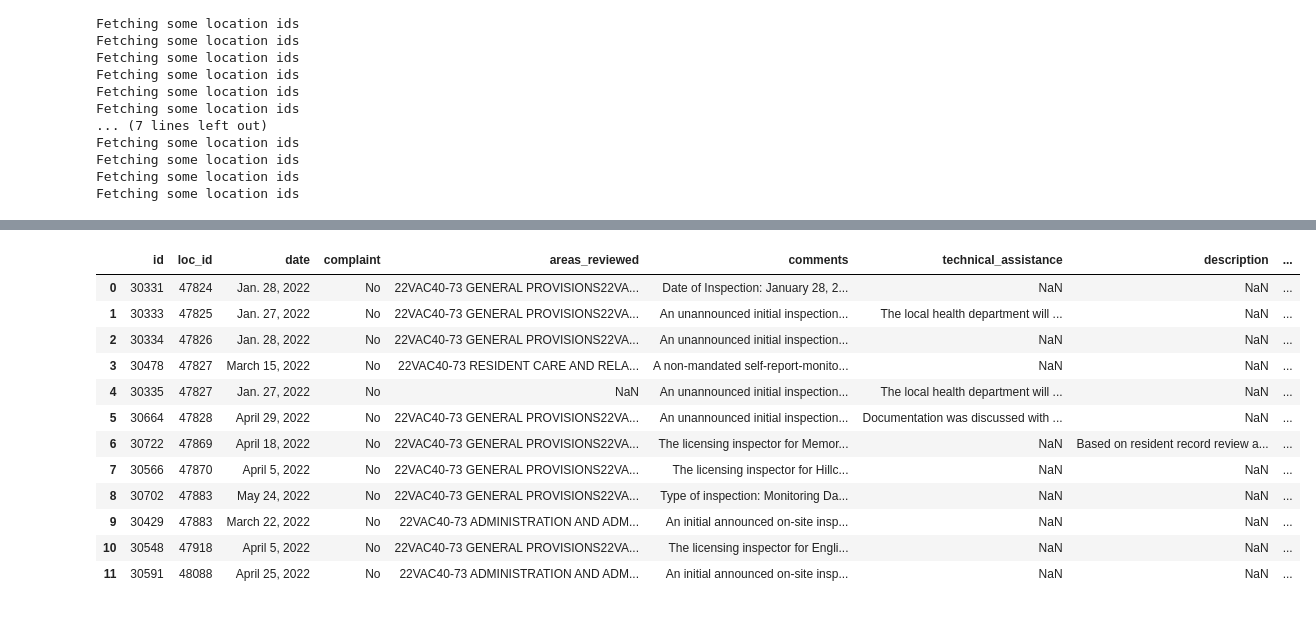
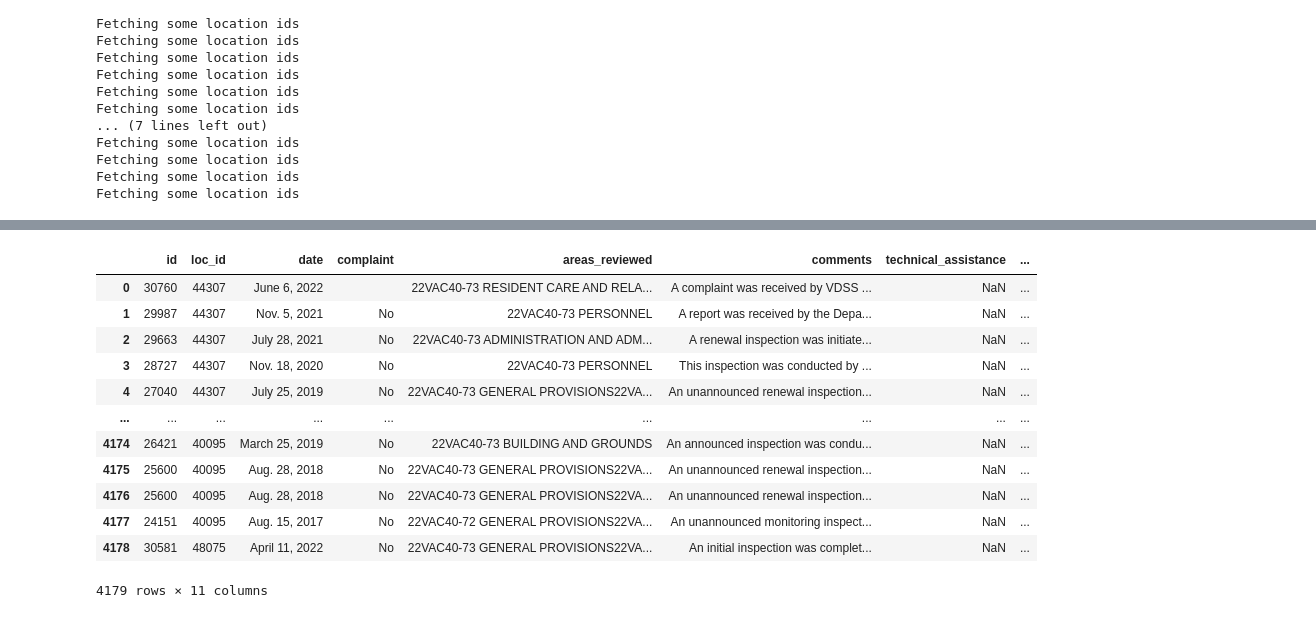
Before and after one commit to ltc690/daen, a Jupyter notebook: DSS_WebScraping.ipynb, the cells around one changed output, grey strips where cells are left out. Saved outputs shown, nothing was run; the diff lists cells and outputs as text; code cells hidden in the pictures.

```diff
--- a/DSS_WebScraping.ipynb
+++ b/DSS_WebScraping.ipynb
@@ -302,7 +350,5 @@ insp
 # %%
 insp_viol = insp.explode('violations').reset_index(drop=True)
-insp_viol = insp_viol['violations']
-insp_viol = insp_viol.apply(pd.Series)
 # %%
 insp_viol
 # %% [output]
@@ -322,2 +368,4 @@ insp_viol
-# %%
-insp_viol = insp.join(insp_viol)
+# %%
+## break out violations column on its own to expand table to merge back to loc table
+viol = insp_viol['violations']
+viol = viol.apply(pd.Series)
@@ -323,0 +388,3 @@ insp_viol = insp.join(insp_viol)
+# %%
+## join violations back to inspections
+insp_viol = insp_viol.join(viol)
@@ -324,20 +407,20 @@ insp_viol = insp.join(insp_viol)
 # %%
-insp_viol.drop(insp_viol.columns[[0,8,9]] , axis=1, inplace = True)
+insp_viol.drop(insp_viol.columns[[0,7,9]] , axis=1, inplace = True)
 insp_viol
 # %% [output]
-|  | id | loc_id | date | complaint | areas_reviewed | comments | technical_assistance | description | ... |
-| 0 | 30331 | 47824 | Jan. 28, 2022 | No | 22VAC40-73 GENERAL PROVISIONS22VA... | Date of Inspection: January 28, 2... | NaN | NaN | ... |
-| 1 | 30333 | 47825 | Jan. 27, 2022 | No | 22VAC40-73 GENERAL PROVISIONS22VA... | An unannounced initial inspection... | The local health department will ... | NaN | ... |
-| 2 | 30334 | 47826 | Jan. 28, 2022 | No | 22VAC40-73 GENERAL PROVISIONS22VA... | An unannounced initial inspection... | NaN | NaN | ... |
-| 3 | 30478 | 47827 | March 15, 2022 | No | 22VAC40-73 RESIDENT CARE AND RELA... | A non-mandated self-report-monito... | NaN | NaN | ... |
-| 4 | 30335 | 47827 | Jan. 27, 2022 | No | NaN | An unannounced initial inspection... | The local health department will ... | NaN | ... |
-| 5 | 30664 | 47828 | April 29, 2022 | No | 22VAC40-73 GENERAL PROVISIONS22VA... | An unannounced initial inspection... | Documentation was discussed with ... | NaN | ... |
-| 6 | 30722 | 47869 | April 18, 2022 | No | 22VAC40-73 GENERAL PROVISIONS22VA... | The licensing inspector for Memor... | NaN | Based on resident record review a... | ... |
-| 7 | 30566 | 47870 | April 5, 2022 | No | 22VAC40-73 GENERAL PROVISIONS22VA... | The licensing inspector for Hillc... | NaN | NaN | ... |
-| 8 | 30702 | 47883 | May 24, 2022 | No | 22VAC40-73 GENERAL PROVISIONS22VA... | Type of inspection: Monitoring Da... | NaN | NaN | ... |
-| 9 | 30429 | 47883 | March 22, 2022 | No | 22VAC40-73 ADMINISTRATION AND ADM... | An initial announced on-site insp... | NaN | NaN | ... |
-| 10 | 30548 | 47918 | April 5, 2022 | No | 22VAC40-73 GENERAL PROVISIONS22VA... | The licensing inspector for Engli... | NaN | NaN | ... |
-| 11 | 30591 | 48088 | April 25, 2022 | No | 22VAC40-73 ADMINISTRATION AND ADM... | An initial announced on-site insp... | NaN | NaN | ... |
+|  | id | loc_id | date | complaint | areas_reviewed | comments | technical_assistance | ... |
+| 0 | 30760 | 44307 | June 6, 2022 |  | 22VAC40-73 RESIDENT CARE AND RELA... | A complaint was received by VDSS ... | NaN | ... |
+| 1 | 29987 | 44307 | Nov. 5, 2021 | No | 22VAC40-73 PERSONNEL | A report was received by the Depa... | NaN | ... |
+| 2 | 29663 | 44307 | July 28, 2021 | No | 22VAC40-73 ADMINISTRATION AND ADM... | A renewal inspection was initiate... | NaN | ... |
+| 3 | 28727 | 44307 | Nov. 18, 2020 | No | 22VAC40-73 PERSONNEL | This inspection was conducted by ... | NaN | ... |
+| 4 | 27040 | 44307 | July 25, 2019 | No | 22VAC40-73 GENERAL PROVISIONS22VA... | An unannounced renewal inspection... | NaN | ... |
+| ... | ... | ... | ... | ... | ... | ... | ... | ... |
+| 4174 | 26421 | 40095 | March 25, 2019 | No | 22VAC40-73 BUILDING AND GROUNDS | An announced inspection was condu... | NaN | ... |
+| 4175 | 25600 | 40095 | Aug. 28, 2018 | No | 22VAC40-73 GENERAL PROVISIONS22VA... | An unannounced renewal inspection... | NaN | ... |
+| 4176 | 25600 | 40095 | Aug. 28, 2018 | No | 22VAC40-73 GENERAL PROVISIONS22VA... | An unannounced renewal inspection... | NaN | ... |
+| 4177 | 24151 | 40095 | Aug. 15, 2017 | No | 22VAC40-72 GENERAL PROVISIONS22VA... | An unannounced monitoring inspect... | NaN | ... |
+| 4178 | 30581 | 48075 | April 11, 2022 | No | 22VAC40-73 GENERAL PROVISIONS22VA... | An initial inspection was complet... | NaN | ... |
+4179 rows × 11 columns
 # %%
 ## merge inspection table back to loc table
 final = loc.merge(insp_viol, on='loc_id', how='left')
```
Also changed, not shown: parts of 28 cells of this notebook.
